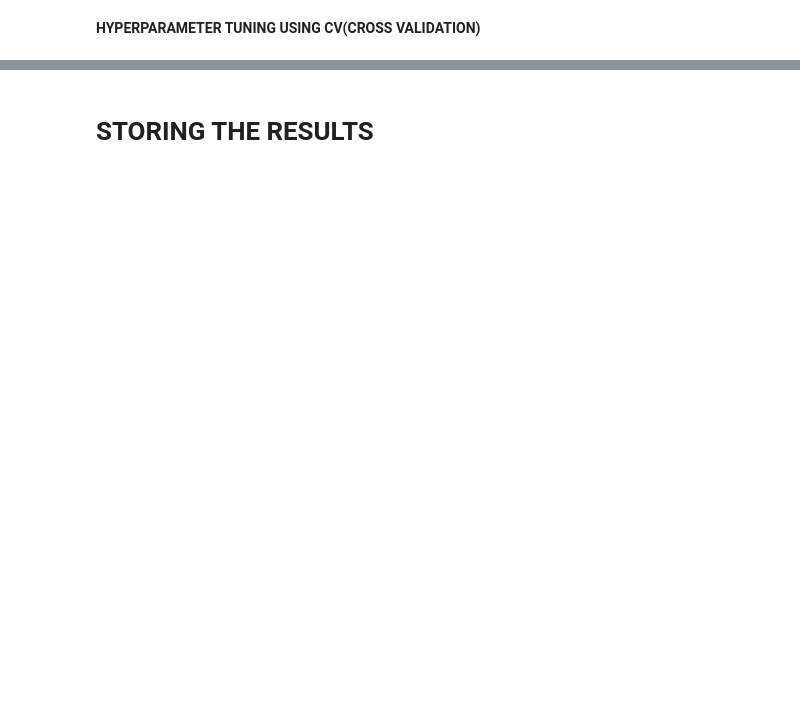
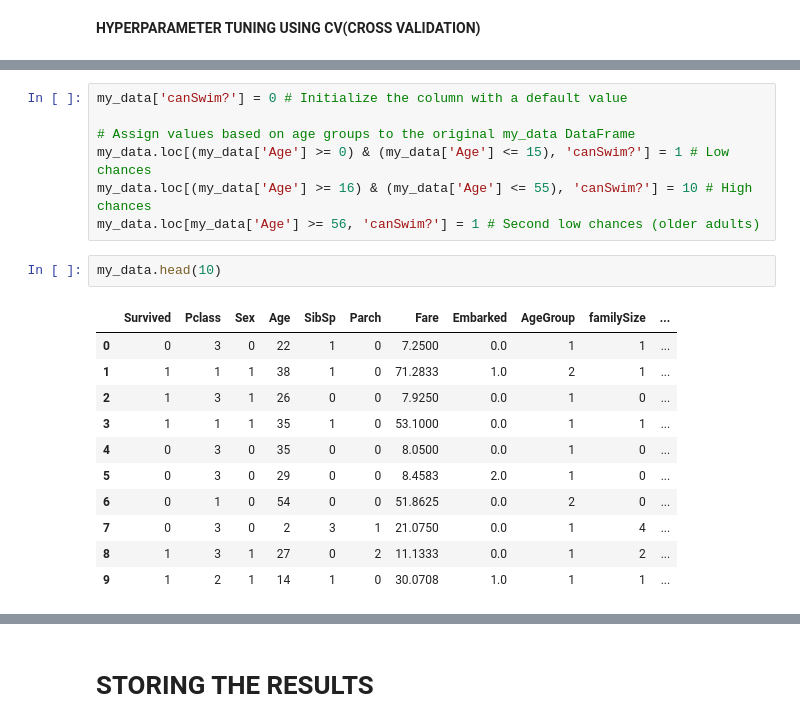
Before and after one commit to Nikhilesh-Nanda/Titanic-Survival-Prediction, a Jupyter notebook: TITANIC_PREDICTION.ipynb, the cells around one changed output, grey strips where cells are left out. Drawn from its saved outputs; the diff is of its cells as text; blank space fills up the shorter version.

```diff
--- a/TITANIC_PREDICTION.ipynb
+++ b/TITANIC_PREDICTION.ipynb
@@ -705,0 +726,21 @@ Test RMSE: 0.38111861230861543
+# %%
+my_data['canSwim?'] = 0 # Initialize the column with a default value
+
+# Assign values based on age groups to the original my_data DataFrame
+my_data.loc[(my_data['Age'] >= 0) & (my_data['Age'] <= 15), 'canSwim?'] = 1 # Low chances
+my_data.loc[(my_data['Age'] >= 16) & (my_data['Age'] <= 55), 'canSwim?'] = 10 # High chances
+my_data.loc[my_data['Age'] >= 56, 'canSwim?'] = 1 # Second low chances (older adults)
+# %%
+my_data.head(10)
+# %% [output]
+|  | Survived | Pclass | Sex | Age | SibSp | Parch | Fare | Embarked | AgeGroup | familySize | ... |
+| 0 | 0 | 3 | 0 | 22 | 1 | 0 | 7.2500 | 0.0 | 1 | 1 | ... |
+| 1 | 1 | 1 | 1 | 38 | 1 | 0 | 71.2833 | 1.0 | 2 | 1 | ... |
+| 2 | 1 | 3 | 1 | 26 | 0 | 0 | 7.9250 | 0.0 | 1 | 0 | ... |
+| 3 | 1 | 1 | 1 | 35 | 1 | 0 | 53.1000 | 0.0 | 1 | 1 | ... |
+| 4 | 0 | 3 | 0 | 35 | 0 | 0 | 8.0500 | 0.0 | 1 | 0 | ... |
+| 5 | 0 | 3 | 0 | 29 | 0 | 0 | 8.4583 | 2.0 | 1 | 0 | ... |
+| 6 | 0 | 1 | 0 | 54 | 0 | 0 | 51.8625 | 0.0 | 2 | 0 | ... |
+| 7 | 0 | 3 | 0 | 2 | 3 | 1 | 21.0750 | 0.0 | 1 | 4 | ... |
+| 8 | 1 | 3 | 1 | 27 | 0 | 2 | 11.1333 | 0.0 | 1 | 2 | ... |
+| 9 | 1 | 2 | 1 | 14 | 1 | 0 | 30.0708 | 1.0 | 1 | 1 | ... |
```
Also changed, not shown: parts of 16 cells of this notebook.
